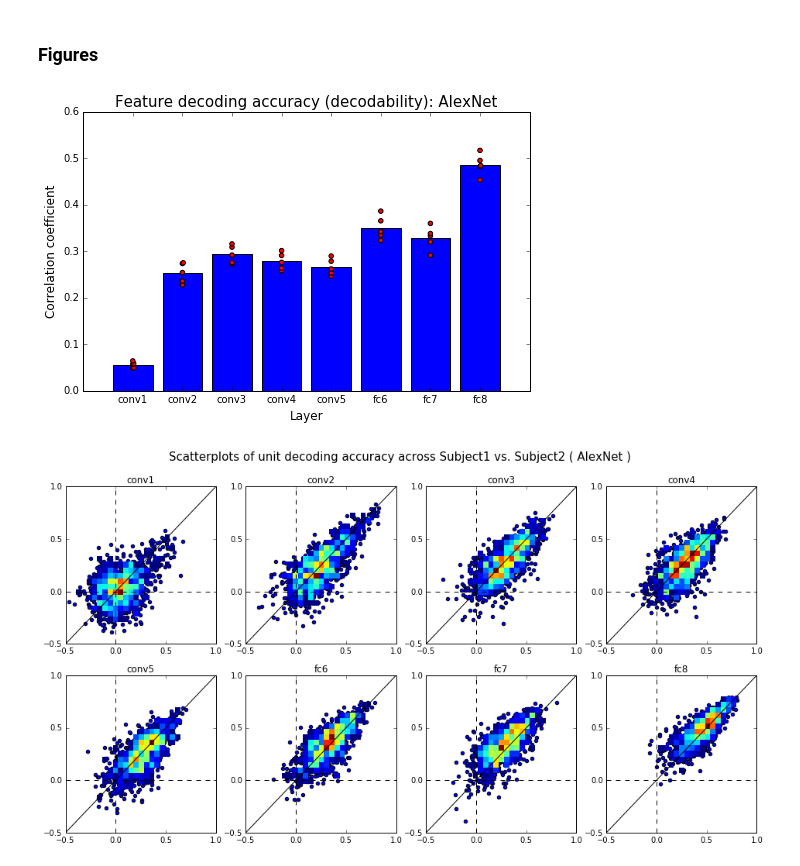
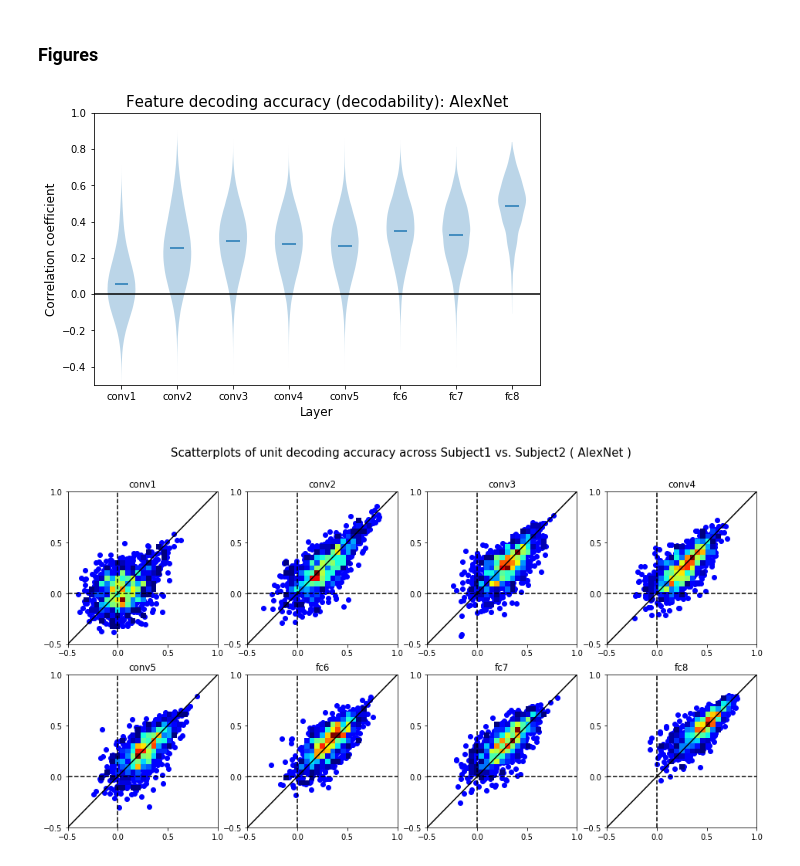
Before and after one commit to KamitaniLab/brain-decoding-datasets, a Jupyter notebook: demo_create_figure2.ipynb, the cells around one changed output. Cells and saved outputs as stored; diff of their text form; code cells hidden in the pictures.

Commit message:
Modify violin plot for fig.2a

```diff
--- a/demo_create_figure2.ipynb
+++ b/demo_create_figure2.ipynb
@@ -10,8 +11,8 @@ import bdds
 ### Load Data
 # %%
 # path to the unzipped files
-data_path = '../data/'
-
+#data_path = '../data/'
+data_path = '../decodedDNN/'
 # data initiation
 decoded_dnn = bdds.DecodedDNN(data_path, verbose=False)
 
@@ -48,29 +49,32 @@ for layer in layers:
 ### Figures
 # %%
 # Figure 2a ( Feature decoding accuracy )
+# This takes 20sec for AlexNet and 10min for VGG19
+acc_each_layer = []
+acc_mean = []
+for layer in layers:
+    data = acc_data[layer]
+    d = [ d_each_subj.flatten() for d_each_subj in data ]
+    stacked_d = np.hstack(d)
+    stacked_d = stacked_d[np.isnan(stacked_d)==False]
+    acc_each_layer.append(stacked_d)
+    acc_mean.append(np.mean(stacked_d))
 
-## for beeswarm plot
-acc_each_subject_dict = {}
-for k, v in acc_data.items():
-    acc_each_subject_dict.update({k:[]})
-    for d in v:
-        acc_each_subject_dict[k].append(d.mean())
-acc_each_subject = [ np.array(acc_each_subject_dict[layer]) for layer in layers ]
-##
+# plot
+fig = plt.figure(figsize=(n_layers,5))
+plt.xlim( [-0.5, n_layers-0.5])
+plt.ylim( [-0.5, 1.0])
+plt.hlines(0.0, -0.5, n_layers-0.5)
 
-## plot
-fig = plt.figure(figsize=(n_layers,5))
-plt.bar(range(n_layers), acc_mean, tick_label=layers, align='center', zorder=1)
-beeswarm.beeswarm(acc_each_subject, method="swarm", ax=fig.axes[0], s= 1, col='red',zorder=2 )
+plt.violinplot(acc_each_layer, range(n_layers),  showmeans=True, showextrema=False)
+plt.bar(range(n_layers), acc_mean, tick_label=layers, width=0.0)
 
-plt.ylim( [0.0,0.6])
-plt.xlim( [-1.0, n_layers])
 plt.title('Feature decoding accuracy (decodability): ' + net, fontsize=15)
 plt.xlabel('Layer', fontsize=12)
 plt.ylabel('Correlation coefficient', fontsize=12)
 plt.show()
 # %% [output]
-[figure, old version]
+[figure, new version]
 # %%
 # Figure 2b ( Scatterplots of unit decoding accuracy across two subjects )
 plot_range = [ -0.5, 1.0]
@@ -95,9 +99,9 @@ for layer in layers:
 
     idx_subplot += 1
     plt.subplot(sub_shape[0], sub_shape[1], idx_subplot)
-    plt.scatter(s1_acc[idx_feature], s2_acc[idx_feature],zorder=0)
+    plt.scatter(s1_acc[idx_feature], s2_acc[idx_feature],zorder=0, c='b')
     plt.hist2d(s1_acc[idx_feature], s2_acc[idx_feature],
-               cmin=2.5,
+               cmin=2.5, cmap=cm.jet,
                bins=[ np.linspace( plot_range[0], plot_range[1], 30),np.linspace( plot_range[0], plot_range[1],30)],
                zorder=1 )
 
@@ -111,7 +115,7 @@ for layer in layers:
 
 plt.show()
 # %% [output]
-[figure, old version]
+[figure, new version]
 # %%
 # Figure 2c ( Pearson correlation coefficients between decoding accuracy among subjects )
 data = []
```
Also changed, not shown: parts of 2 cells of this notebook.
